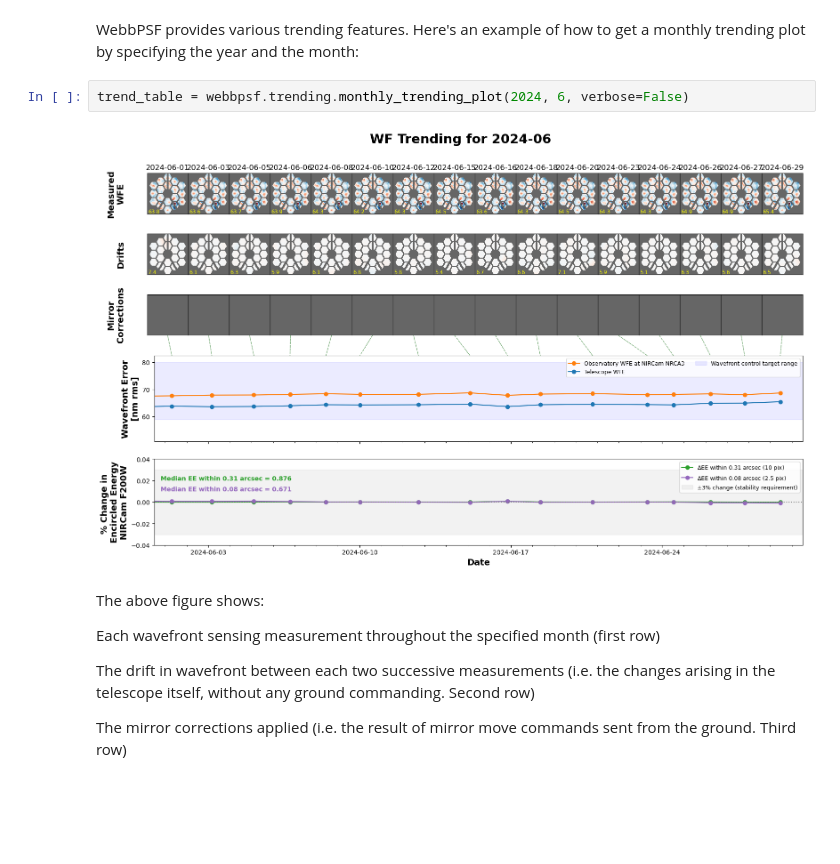
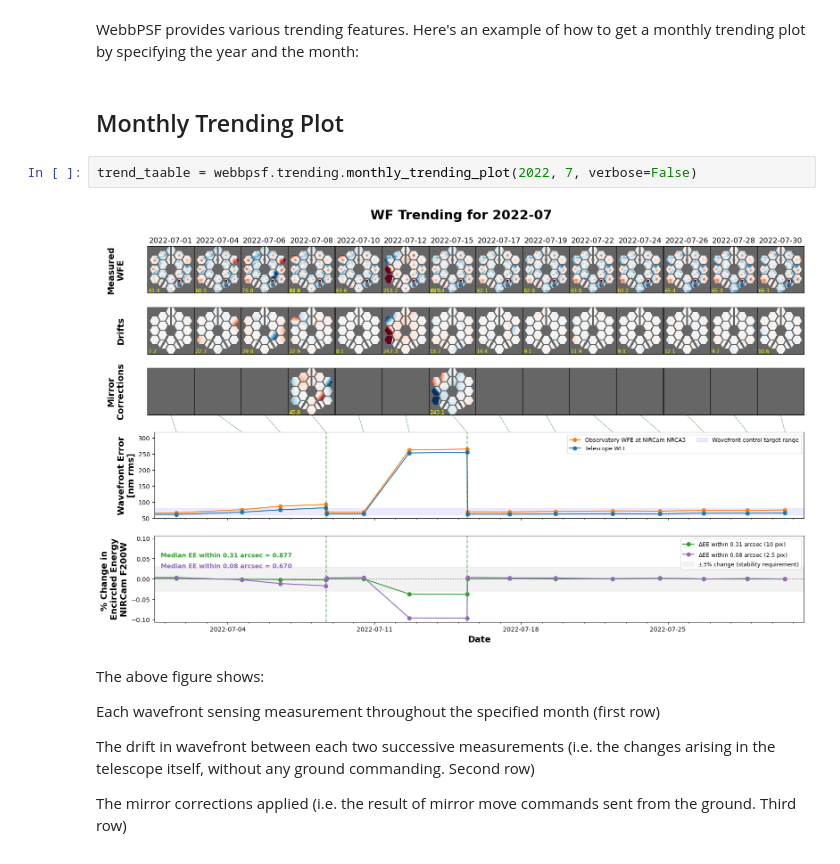
Before and after one commit to kulpster85/webbpsf_notebook, a Jupyter notebook: notebooks/example_notebook/example_notebook.ipynb, the cells around one changed output. Cells and saved outputs as stored; diff of their text form; blank space fills up the shorter version.

```diff
--- a/notebooks/example_notebook/example_notebook.ipynb
+++ b/notebooks/example_notebook/example_notebook.ipynb
@@ -69,9 +69,11 @@ Downloading URL https://mast.stsci.edu/api/v0.1/Download/file?uri=mast:JWST/prod
 # %% [markdown]
 WebbPSF provides various trending features.  Here's an example of how to get a monthly trending plot by specifying the year and the month:
+# %% [markdown]
+## Monthly Trending Plot
 # %%
-trend_table = webbpsf.trending.monthly_trending_plot(2024, 6, verbose=False)
+trend_taable = webbpsf.trending.monthly_trending_plot(2022, 7, verbose=False)
 # %% [output]
-[figure, old version]
+[figure, new version]
 # %% [markdown]
 The above figure shows:
 
```
Also changed, not shown: parts of 11 cells of this notebook, 3 other files.
